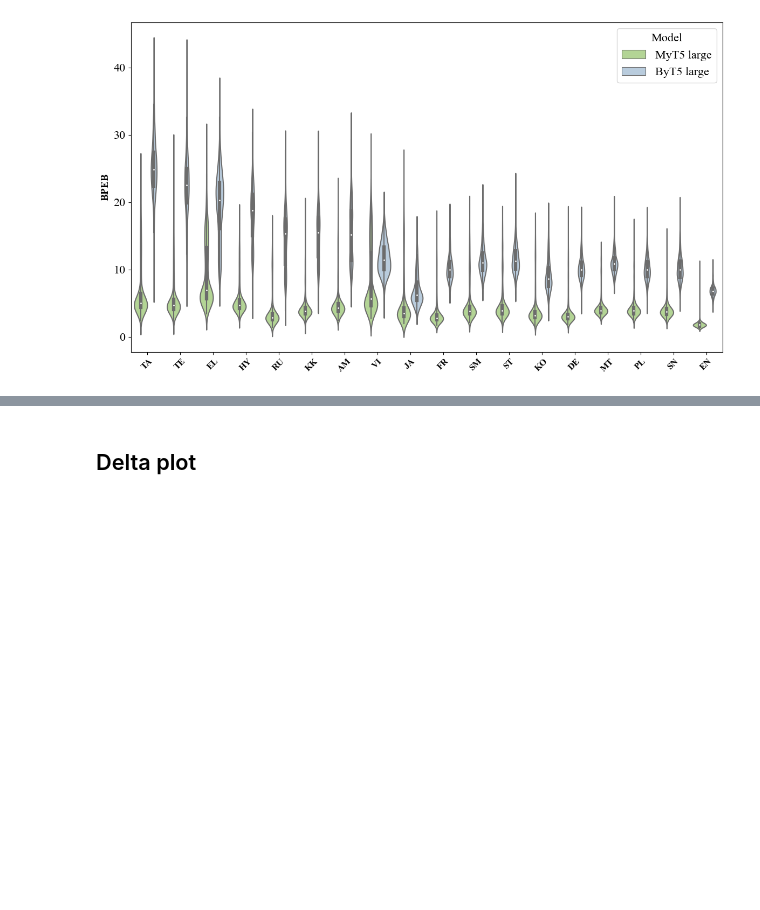
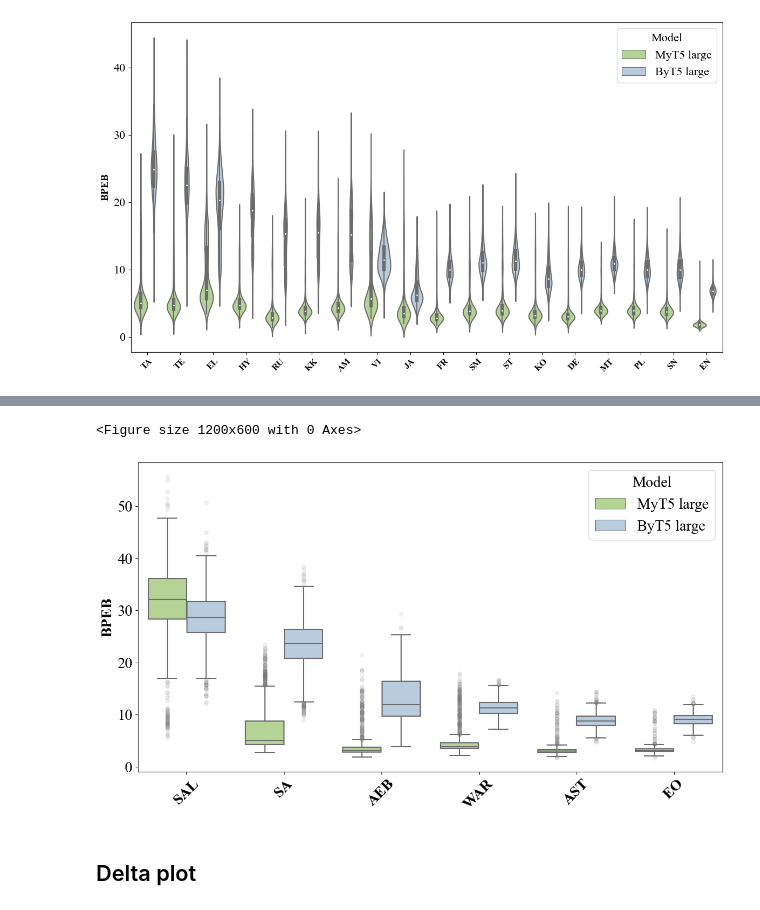
Before and after one commit to tomlimi/MYTE, a Jupyter notebook: notebooks/results_lm_flores_200.ipynb, the cells around one changed output, grey strips where cells are left out. Saved outputs shown, nothing was run; the diff lists cells and outputs as text; code cells hidden in the pictures; blank space fills up the shorter version.

```diff
--- a/notebooks/results_lm_flores_200.ipynb
+++ b/notebooks/results_lm_flores_200.ipynb
@@ -212,3 +255,9 @@ times_avg
+# %%
+plot_score_across_languages(bpeb_unseen[::-1], "BPEB", "large_bpeb_unseen_boxplot", y_logscale=False, violin=False, models=("myt5_large", "byt5_large"),
+                            languages=['sal', 'sa', 'aeb', 'war', 'ast', 'eo'])
+# %% [output]
+<Figure size 1200x600 with 0 Axes>
+[figure, added]
 # %% [markdown]
 ## Delta plot
 # %%
```
Also changed, not shown: parts of 10 cells of this notebook.
